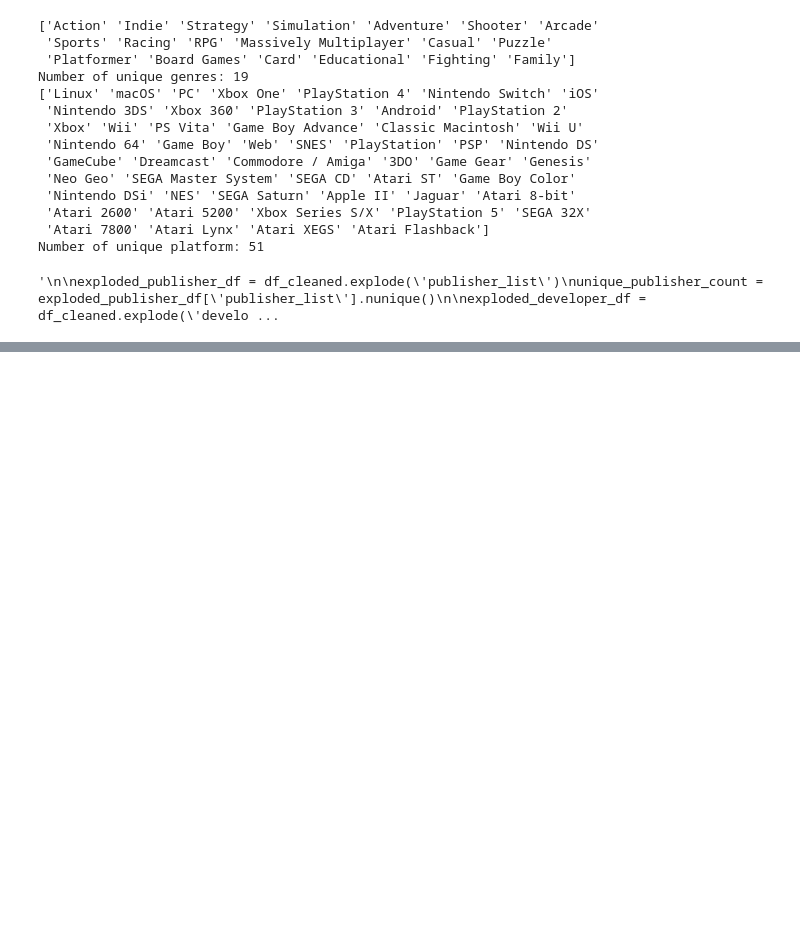
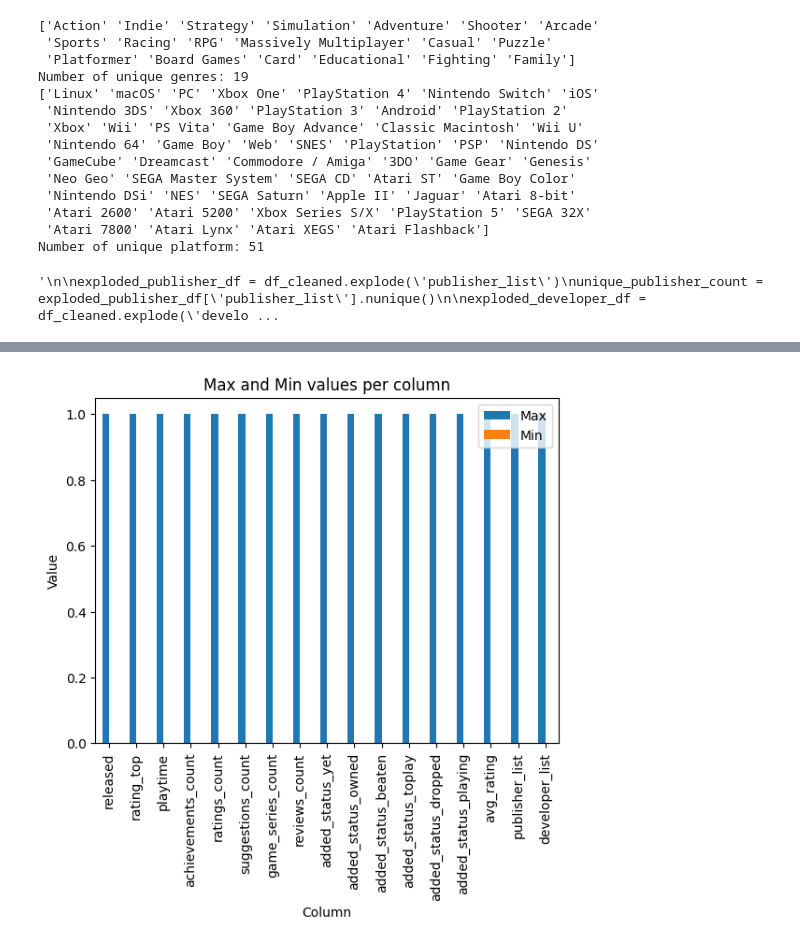
Before and after one commit to Mr-Stark01/ITSDPROJ, a Jupyter notebook: nb.ipynb, the cells around one changed output, grey strips where cells are left out. Cells and saved outputs as stored; diff of their text form; code cells hidden in the pictures; blank space fills up the shorter version.

```diff
--- a/nb.ipynb
+++ b/nb.ipynb
@@ -260,0 +363,25 @@ df_cleaned = pd.concat([df_cleaned, platforms],axis='columns', sort=False)
+# %%
+from sklearn.preprocessing import MinMaxScaler
+scaler = MinMaxScaler()
+
+df_cleaned_scaled = pd.DataFrame(scaler.fit_transform(df_cleaned_norm), columns=df_cleaned_norm.columns, index=df_cleaned_norm.index)
+# %%
+#Calculate the maximum and minimum of each column
+max_values = df_cleaned_scaled.max()
+min_values = df_cleaned_scaled.min()
+
+# Create a new DataFrame for the visualization
+df_viz = pd.DataFrame({'Max': max_values, 'Min': min_values})
+
+# Plot the DataFrame
+df_viz.plot(kind='bar')
+
+# Set the title and labels
+plt.title('Max and Min values per column')
+plt.xlabel('Column')
+plt.ylabel('Value')
+
+# Show the plot
+plt.show()
+# %% [output]
+[figure, added]
```
Also changed, not shown: parts of 38 cells of this notebook.
